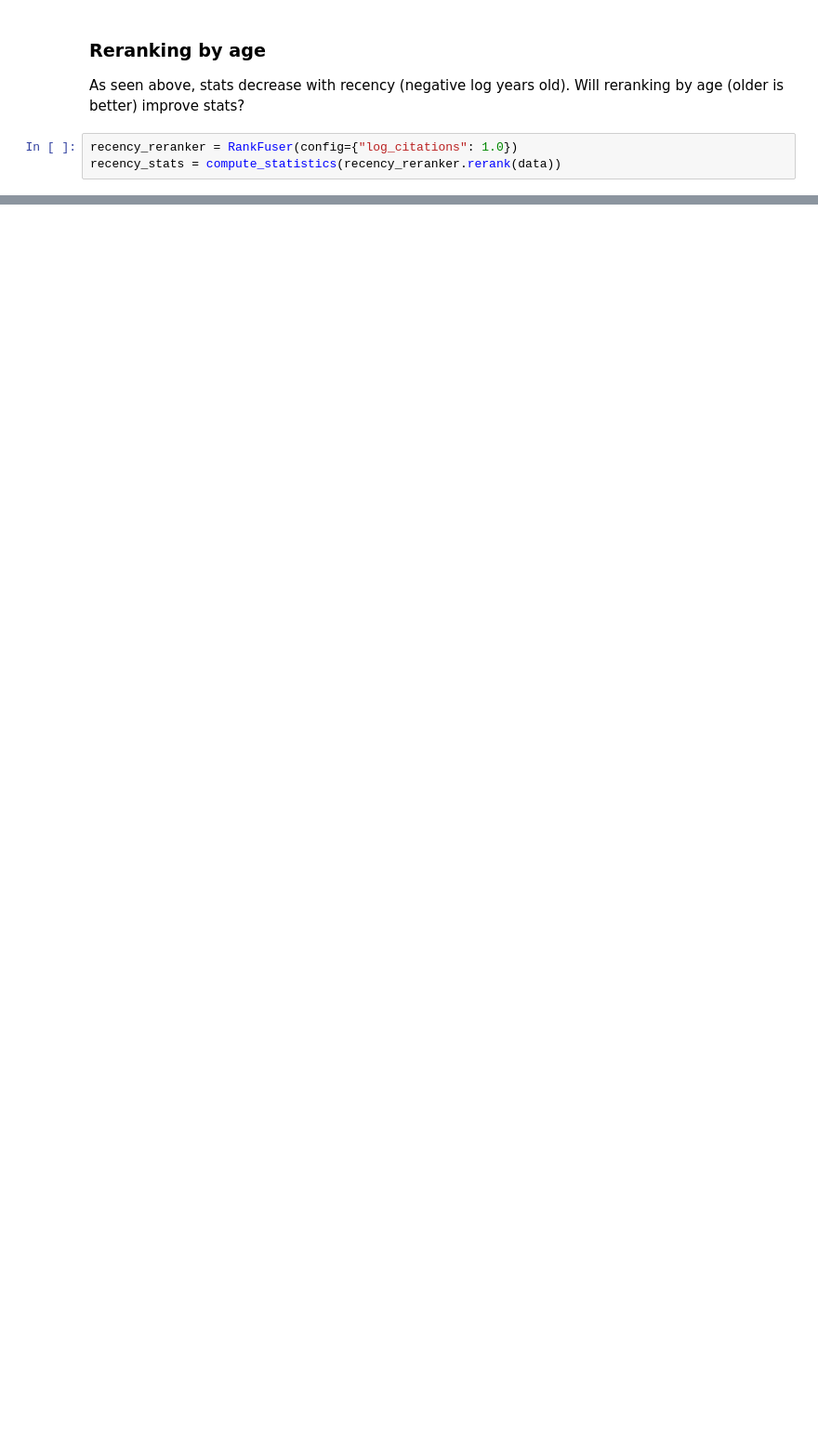
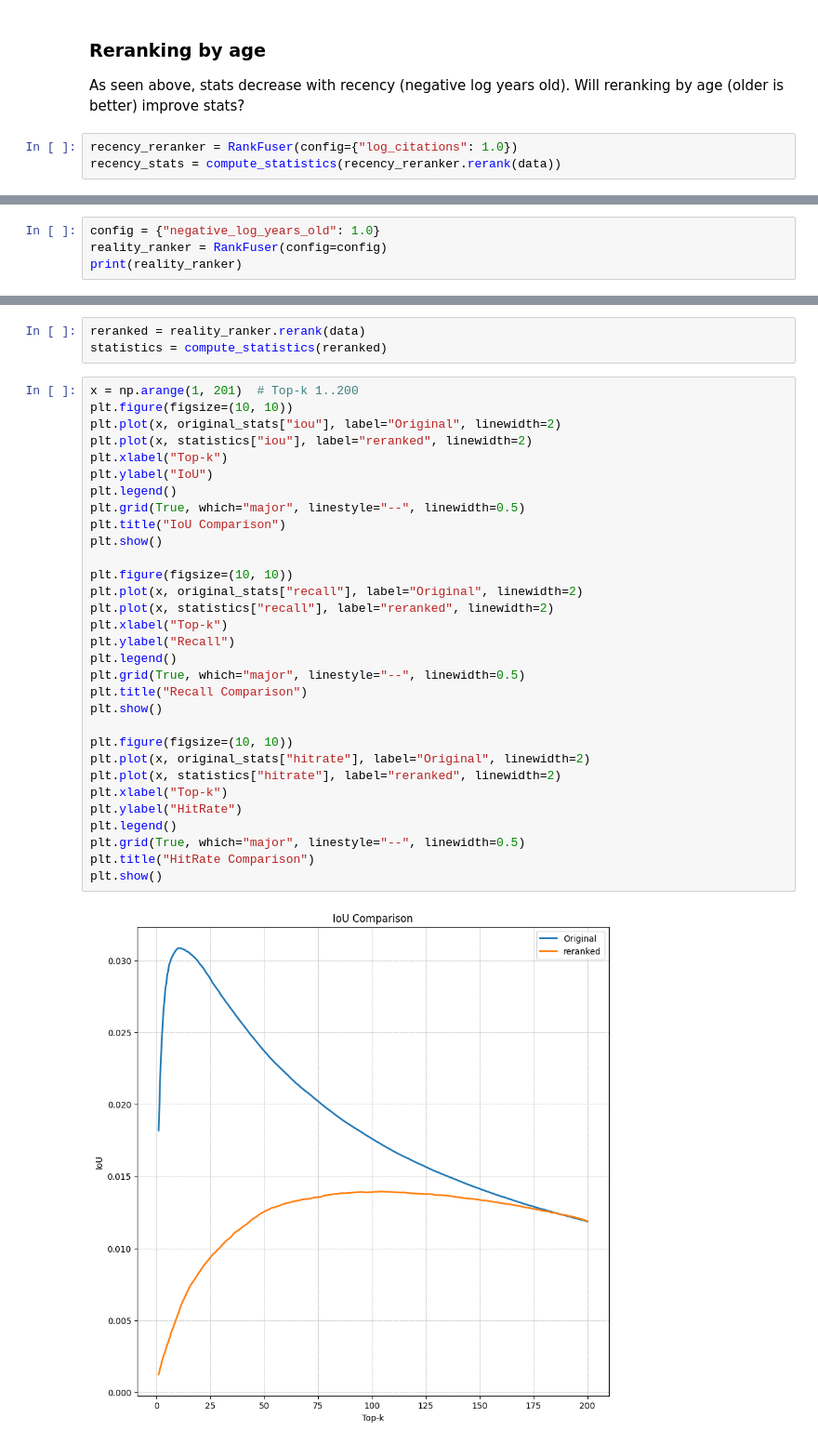
Before and after one commit to benjaminb/citeline, a Jupyter notebook: reranking_by_review.ipynb, the cells around one changed output, grey strips where cells are left out. Shown at 93% size. Cells and saved outputs as stored; diff of their text form; blank space fills up the shorter version.

```diff
--- a/reranking_by_review.ipynb
+++ b/reranking_by_review.ipynb
@@ -154,0 +147,4 @@ plt.show()
+# %%
+config = {"negative_log_years_old": 1.0}
+reality_ranker = RankFuser(config=config)
+print(reality_ranker)
@@ -154,0 +153,36 @@ plt.show()
+# %%
+reranked = reality_ranker.rerank(data)
+statistics = compute_statistics(reranked)
+# %%
+x = np.arange(1, 201)  # Top-k 1..200
+plt.figure(figsize=(10, 10))
+plt.plot(x, original_stats["iou"], label="Original", linewidth=2)
+plt.plot(x, statistics["iou"], label="reranked", linewidth=2)
+plt.xlabel("Top-k")
+plt.ylabel("IoU")
+plt.legend()
+plt.grid(True, which="major", linestyle="--", linewidth=0.5)
+plt.title("IoU Comparison")
+plt.show()
+
+plt.figure(figsize=(10, 10))
+plt.plot(x, original_stats["recall"], label="Original", linewidth=2)
+plt.plot(x, statistics["recall"], label="reranked", linewidth=2)
+plt.xlabel("Top-k")
+plt.ylabel("Recall")
+plt.legend()
+plt.grid(True, which="major", linestyle="--", linewidth=0.5)
+plt.title("Recall Comparison")
+plt.show()
+
+plt.figure(figsize=(10, 10))
+plt.plot(x, original_stats["hitrate"], label="Original", linewidth=2)
+plt.plot(x, statistics["hitrate"], label="reranked", linewidth=2)
+plt.xlabel("Top-k")
+plt.ylabel("HitRate")
+plt.legend()
+plt.grid(True, which="major", linestyle="--", linewidth=0.5)
+plt.title("HitRate Comparison")
+plt.show()
+# %% [output]
+[figure, added]
```
Also changed, not shown: parts of 7 cells of this notebook, 14 other files.
